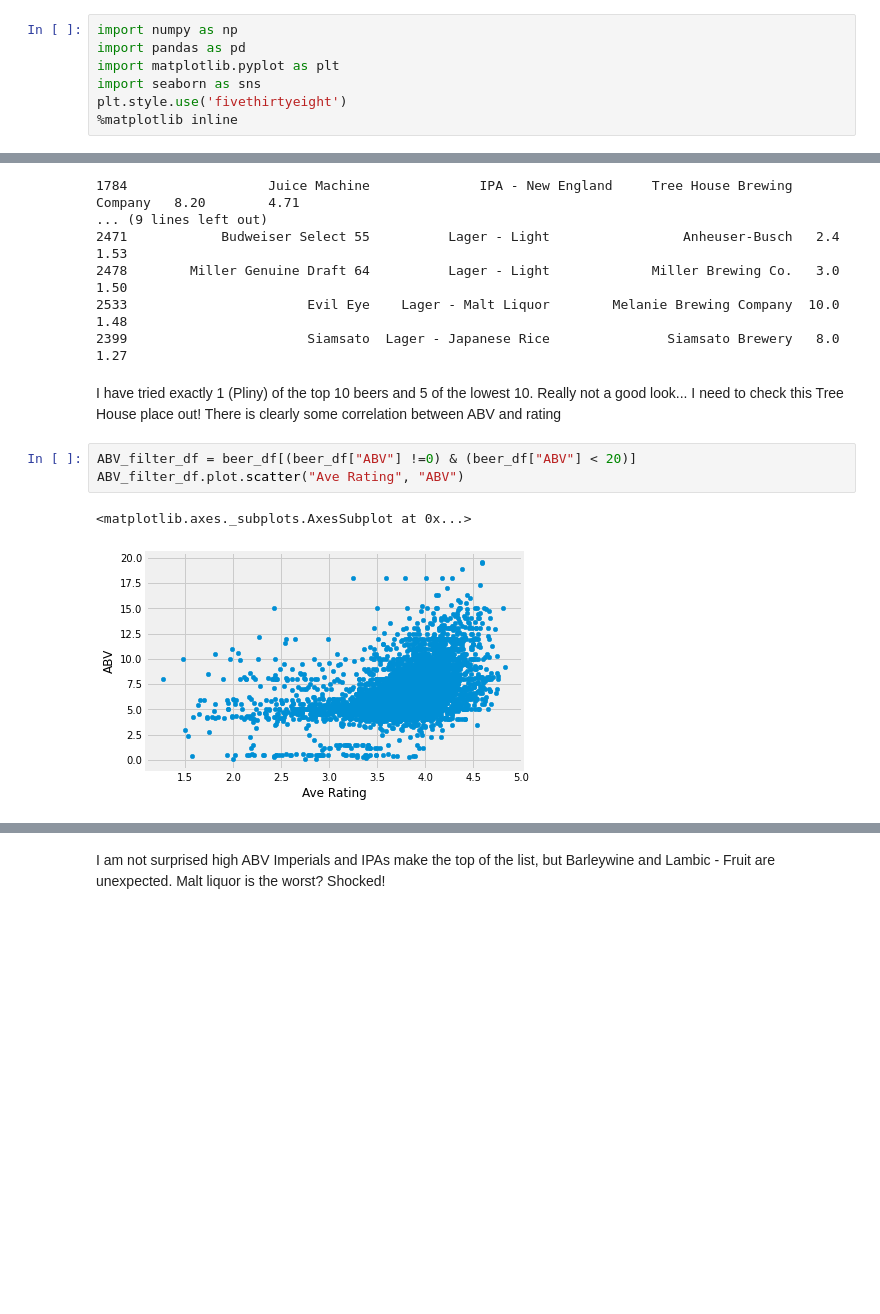
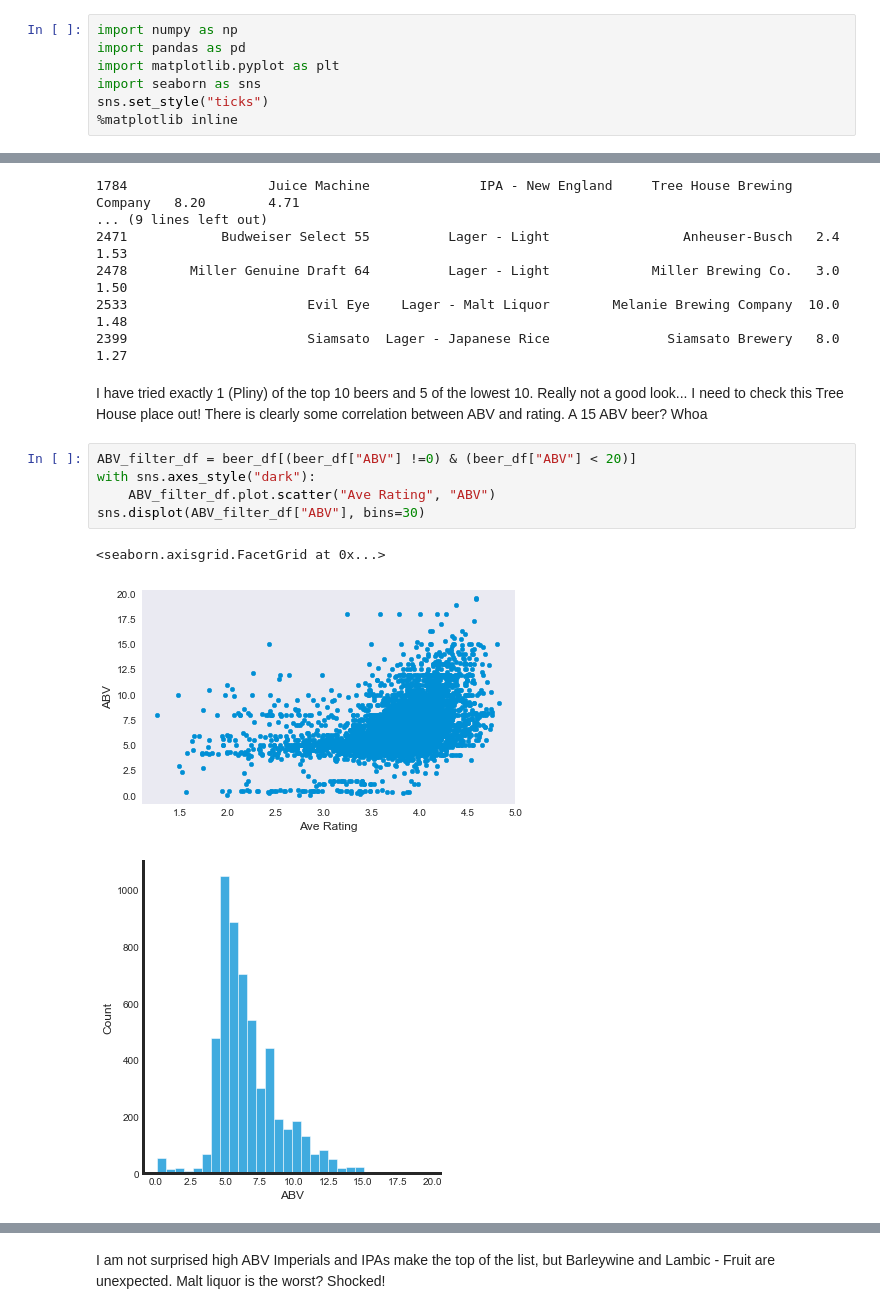
Before and after one commit to jmerali3/Beer_EDA, a Jupyter notebook: Beer_Exploration.ipynb, the cells around one changed output, grey strips where cells are left out. Cells and saved outputs as stored; diff of their text form; blank space fills up the shorter version.

```diff
--- a/Beer_Exploration.ipynb
+++ b/Beer_Exploration.ipynb
@@ -5,7 +6,7 @@ import numpy as np
 import pandas as pd
 import matplotlib.pyplot as plt
 import seaborn as sns
-plt.style.use('fivethirtyeight')
+sns.set_style("ticks")
 %matplotlib inline
 # %%
 beer_df = pd.read_csv("beer_data_set.csv")
@@ -66,12 +67,15 @@ Top ten beers
 2533                       Evil Eye    Lager - Malt Liquor        Melanie Brewing Company  10.0        1.48
 2399                       Siamsato  Lager - Japanese Rice               Siamsato Brewery   8.0        1.27
 # %% [markdown]
-I have tried exactly 1 (Pliny) of the top 10 beers and 5 of the lowest 10. Really not a good look... I need to check this Tree House place out! There is clearly some correlation between ABV and rating
+I have tried exactly 1 (Pliny) of the top 10 beers and 5 of the lowest 10. Really not a good look... I need to check this Tree House place out! There is clearly some correlation between ABV and rating. A 15 ABV beer? Whoa
 # %%
 ABV_filter_df = beer_df[(beer_df["ABV"] !=0) & (beer_df["ABV"] < 20)]
-ABV_filter_df.plot.scatter("Ave Rating", "ABV")
+with sns.axes_style("dark"):
+    ABV_filter_df.plot.scatter("Ave Rating", "ABV")
+sns.displot(ABV_filter_df["ABV"], bins=30)
 # %% [output]
-<matplotlib.axes._subplots.AxesSubplot at 0x...>
+<seaborn.axisgrid.FacetGrid at 0x...>
-[figure, old version]
+[figure, new version]
+[figure, added]
 # %% [markdown]
 <p>
```
Also changed, not shown: parts of 8 cells of this notebook.
